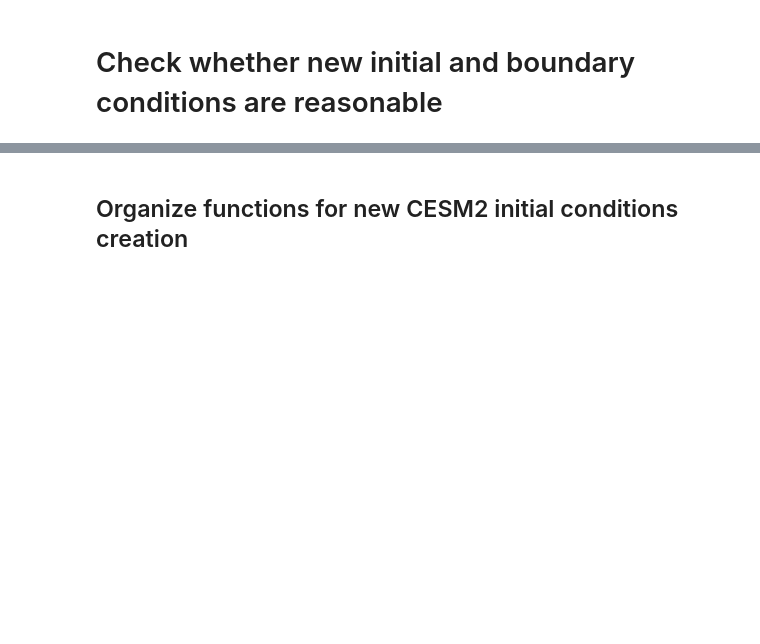
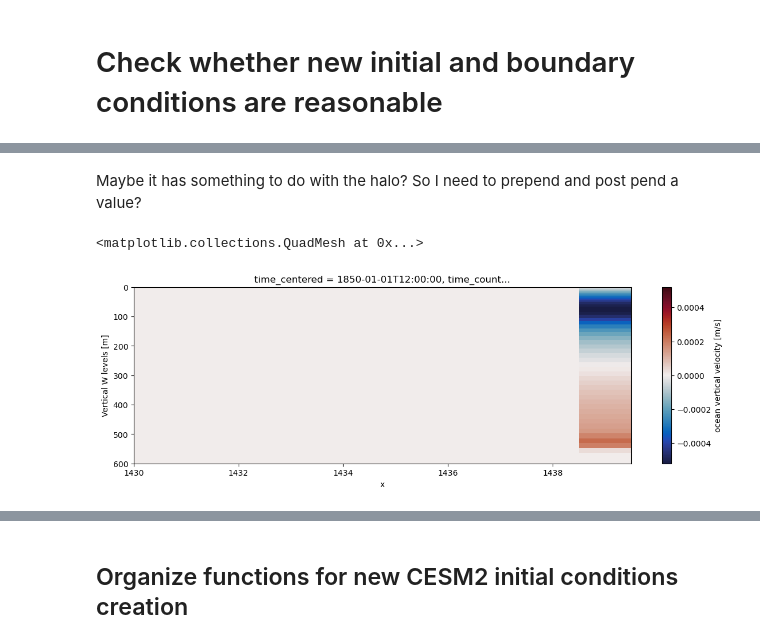
Before and after one commit to brogalla/analysis-birgal, a Jupyter notebook: nemo_config_setup/climate-experiments/check-new-bdy-conds.ipynb, the cells around one changed output, grey strips where cells are left out. Saved outputs shown, nothing was run; the diff lists cells and outputs as text; code cells hidden in the pictures; blank space fills up the shorter version.

```diff
--- a/nemo_config_setup/climate-experiments/check-new-bdy-conds.ipynb
+++ b/nemo_config_setup/climate-experiments/check-new-bdy-conds.ipynb
@@ -111,0 +37,15 @@ new_ics.AbsSal.isel(deptht=0).plot(ylim=(440, 454), figsize=(18,4), vmin=32, vma
+# %% [markdown]
+Maybe it has something to do with the halo? So I need to prepend and post pend a value?
+# %%
+dsW = xr.open_dataset(f'{base_folder}output/CESM2-test4/files/eANT025.L121_1d_18500101_18501231_grid_W_18500101-18500101.nc').isel(time_counter=0, y=-2)
+# %%
+kwagsU={'ylim':(600,0),'vmin':-0.2,'vmax':0.2,'cmap':cmocean.cm.balance, 'figsize':(14,4)}
+kwagsV={'ylim':(600,0),'vmin':-0.2,'vmax':0.2,'cmap':cmocean.cm.balance, 'figsize':(14,4)}
+kwagsW={'ylim':(600,0),'vmin':None,'vmax':None,'cmap':cmocean.cm.balance, 'figsize':(14,4)}
+kwagsS={'ylim':(600,0),'vmin':33.5,'vmax':35.1,'cmap':cmocean.cm.balance, 'figsize':(14,4)}
+kwagsT={'ylim':(600,0),'vmin':1,'vmax':4,'cmap':cmocean.cm.balance, 'figsize':(14,4)}
+# %%
+dsW.wo.plot(xlim=(1430,None), **kwagsW)
+# %% [output]
+<matplotlib.collections.QuadMesh at 0x...>
+[figure, added]
```
Also changed, not shown: parts of 48 cells of this notebook.
